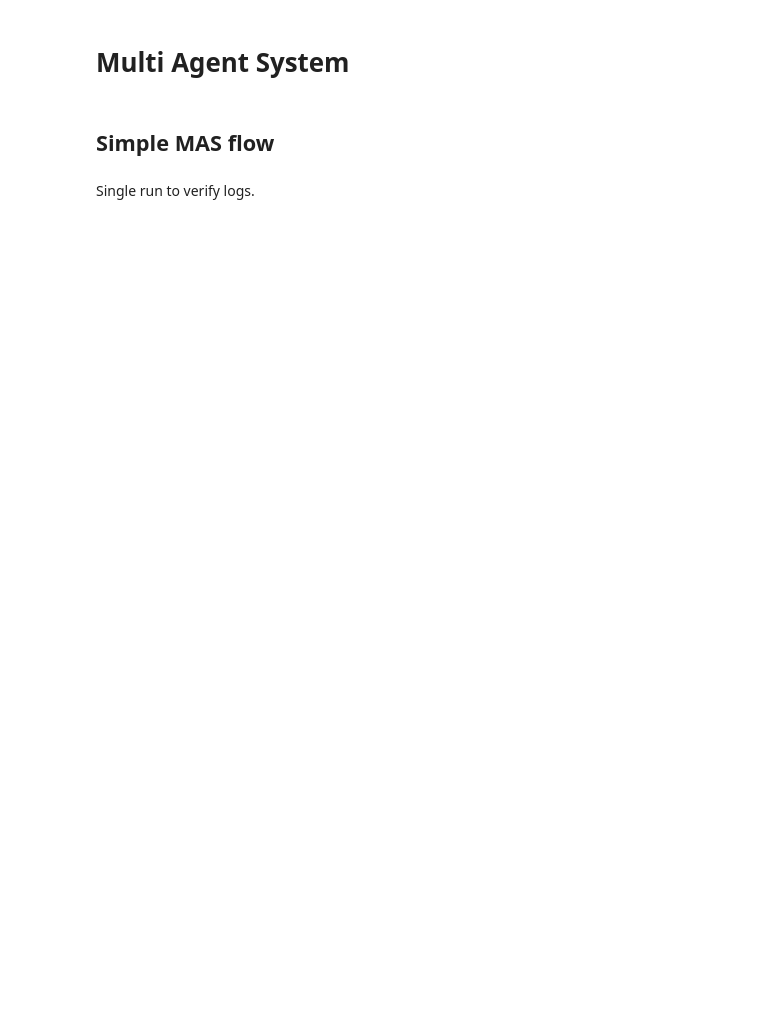
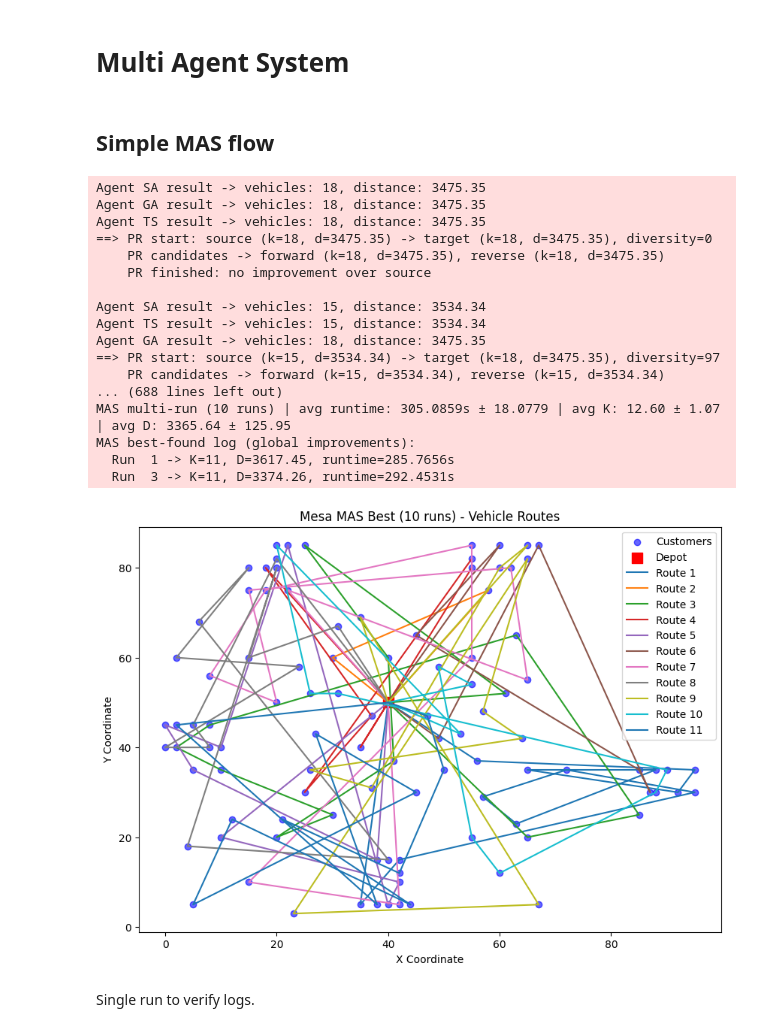
Before and after one commit to hugodba/TCC, a Jupyter notebook: src/main.ipynb, the cells around one changed output. Drawn from its saved outputs; the diff is of its cells as text; code cells hidden in the pictures; blank space fills up the shorter version.

```diff
--- a/src/main.ipynb
+++ b/src/main.ipynb
@@ -257,7 +290,7 @@ ga_summary = MetaheuristicRunner(
 from project.mesa_model import VRPOptimizationModel
 
 runs_x_mas = N_RUNS
-steps_mas_multi = 10
+steps_mas_multi = MAS_N_STEPS
 plot_best_multi = True
 
 mas_multi_runtimes = []
@@ -282,33 +315,52 @@ for run_idx in range(runs_x_mas):
         mas_multi_k.append(k_run)
         mas_multi_d.append(d_run)
 
         if mas_multi_best_pair is None or (k_run, d_run) < mas_multi_best_pair:
             mas_multi_best_pair = (k_run, d_run)
             mas_multi_best_route = best_run
             mas_multi_best_log.append({
                 "run": run_idx + 1,
                 "vehicles": int(k_run),
                 "distance": float(d_run),
                 "runtime_sec": float(elapsed),
             })
 
 logger.info(
     f"MAS multi-run ({runs_x_mas} runs) | "
     f"avg runtime: {np.mean(mas_multi_runtimes):.4f}s ± {np.std(mas_multi_runtimes, ddof=1) if len(mas_multi_runtimes) > 1 else 0.0:.4f} | "
     f"avg K: {np.mean(mas_multi_k):.2f} ± {np.std(mas_multi_k, ddof=1) if len(mas_multi_k) > 1 else 0.0:.2f} | "
     f"avg D: {np.mean(mas_multi_d):.2f} ± {np.std(mas_multi_d, ddof=1) if len(mas_multi_d) > 1 else 0.0:.2f}"
 )
 
 if mas_multi_best_log:
     logger.info("MAS best-found log (global improvements):")
     for item in mas_multi_best_log:
         logger.info(
             f"  Run {item['run']:>2} -> K={item['vehicles']}, "
             f"D={item['distance']:.2f}, runtime={item['runtime_sec']:.4f}s"
         )
 
 if plot_best_multi and mas_multi_best_route is not None:
     mas_multi_best_route.plot_routes(f"Mesa MAS Best ({runs_x_mas} runs)")
+# %% [output]
+Agent SA result -> vehicles: 18, distance: 3475.35
+Agent GA result -> vehicles: 18, distance: 3475.35
+Agent TS result -> vehicles: 18, distance: 3475.35
+==> PR start: source (k=18, d=3475.35) -> target (k=18, d=3475.35), diversity=0
+    PR candidates -> forward (k=18, d=3475.35), reverse (k=18, d=3475.35)
+    PR finished: no improvement over source
+
+Agent SA result -> vehicles: 15, distance: 3534.34
+Agent TS result -> vehicles: 15, distance: 3534.34
+Agent GA result -> vehicles: 18, distance: 3475.35
+==> PR start: source (k=15, d=3534.34) -> target (k=18, d=3475.35), diversity=97
+    PR candidates -> forward (k=15, d=3534.34), reverse (k=15, d=3534.34)
+... (688 lines left out)
+MAS multi-run (10 runs) | avg runtime: 305.0859s ± 18.0779 | avg K: 12.60 ± 1.07 | avg D: 3365.64 ± 125.95
+MAS best-found log (global improvements):
+  Run  1 -> K=11, D=3617.45, runtime=285.7656s
+  Run  3 -> K=11, D=3374.26, runtime=292.4531s
+[figure, added]
 # %% [markdown]
 Single run to verify logs.
 # %%
```
Also changed, not shown: parts of 13 cells of this notebook, 47 other files.
